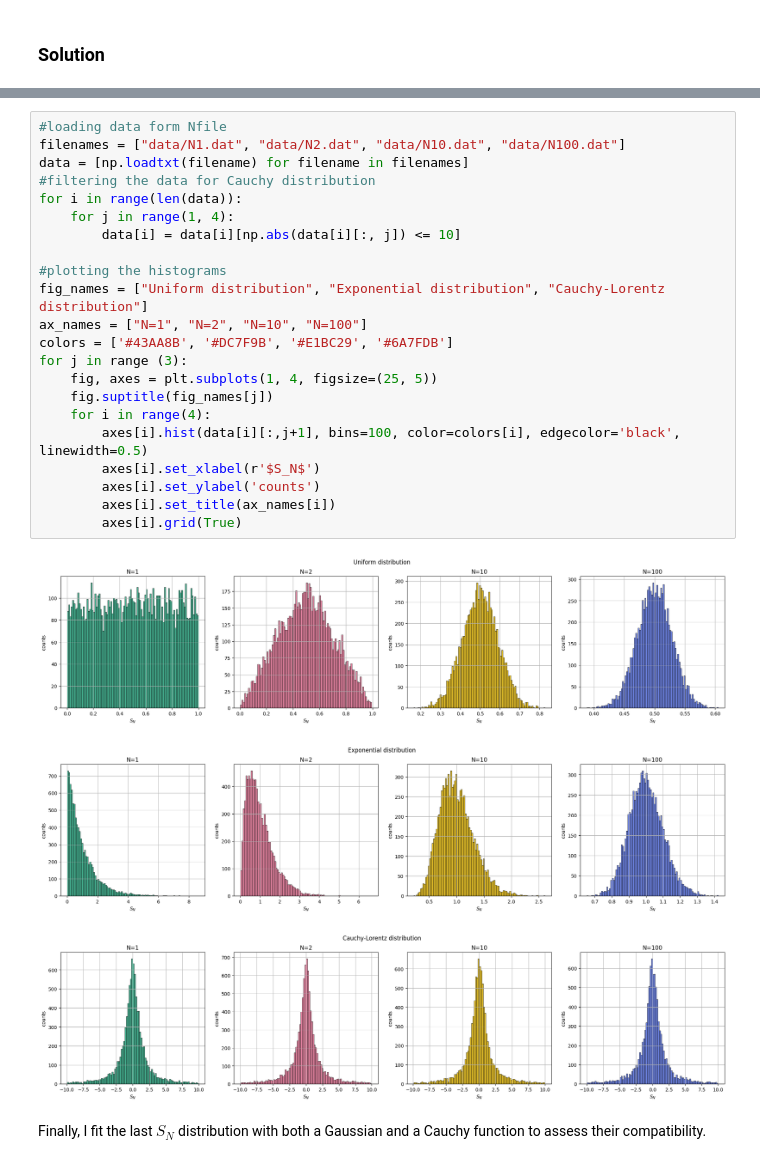
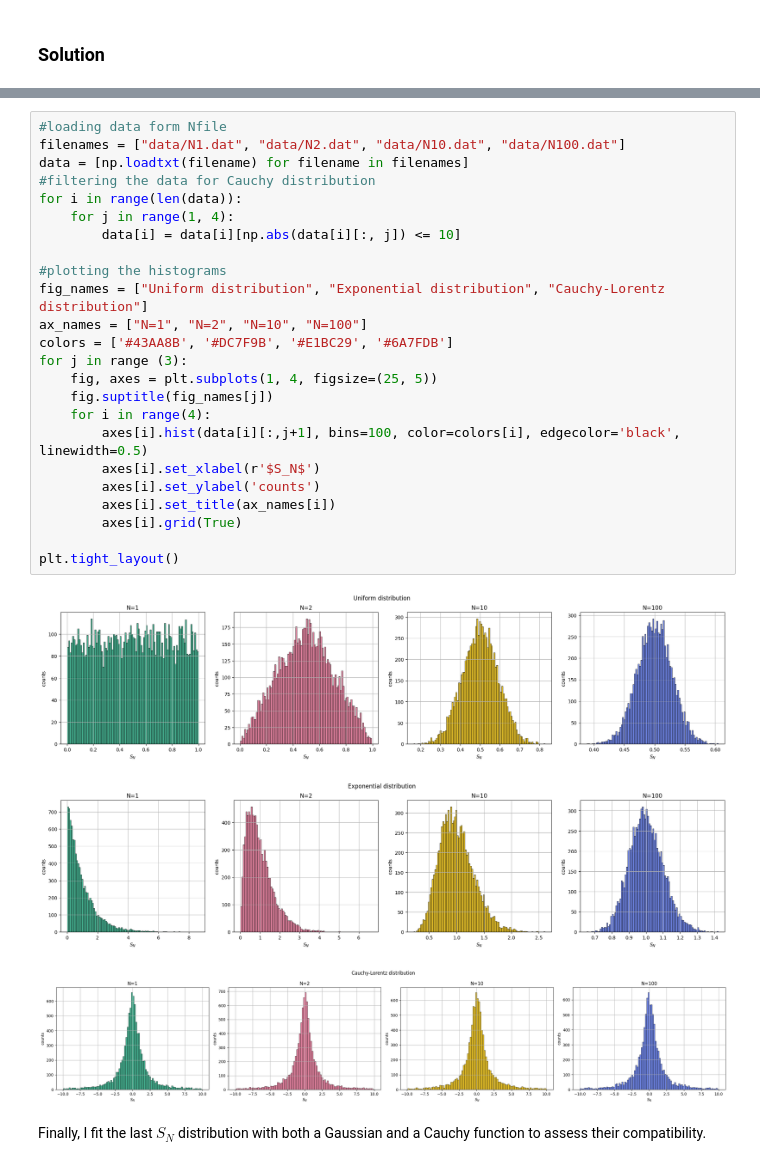
Before and after one commit to chinigio/NSL_Numerical-Simulation-Laboratory, a Jupyter notebook: Es1/Notebook_es1.ipynb, the cells around one changed output, grey strips where cells are left out. Cells and saved outputs as stored; diff of their text form.

```diff
--- a/Es1/Notebook es1.ipynb
+++ b/Es1/Notebook_es1.ipynb
@@ -128,29 +150,31 @@ Below, I present the three figures for the different distributions required by t
 # %%
 #loading data form Nfile
 filenames = ["data/N1.dat", "data/N2.dat", "data/N10.dat", "data/N100.dat"]
 data = [np.loadtxt(filename) for filename in filenames]
 #filtering the data for Cauchy distribution
 for i in range(len(data)):
     for j in range(1, 4):
         data[i] = data[i][np.abs(data[i][:, j]) <= 10]
 
 #plotting the histograms
 fig_names = ["Uniform distribution", "Exponential distribution", "Cauchy-Lorentz distribution"]
 ax_names = ["N=1", "N=2", "N=10", "N=100"]
 colors = ['#43AA8B', '#DC7F9B', '#E1BC29', '#6A7FDB']
 for j in range (3):
     fig, axes = plt.subplots(1, 4, figsize=(25, 5))
     fig.suptitle(fig_names[j])
     for i in range(4):
         axes[i].hist(data[i][:,j+1], bins=100, color=colors[i], edgecolor='black', linewidth=0.5)
         axes[i].set_xlabel(r'$S_N$')
         axes[i].set_ylabel('counts')
         axes[i].set_title(ax_names[i])
         axes[i].grid(True)
+
+plt.tight_layout()
 # %% [output]
 [figure]
 [figure]
-[figure, old version]
+[figure, new version]
 # %% [markdown]
 Finally, I fit the last $S_N$ distribution with both a Gaussian and a Cauchy function to assess their compatibility.
 # %%
```
Also changed, not shown: parts of 15 cells of this notebook, 3 other files.
